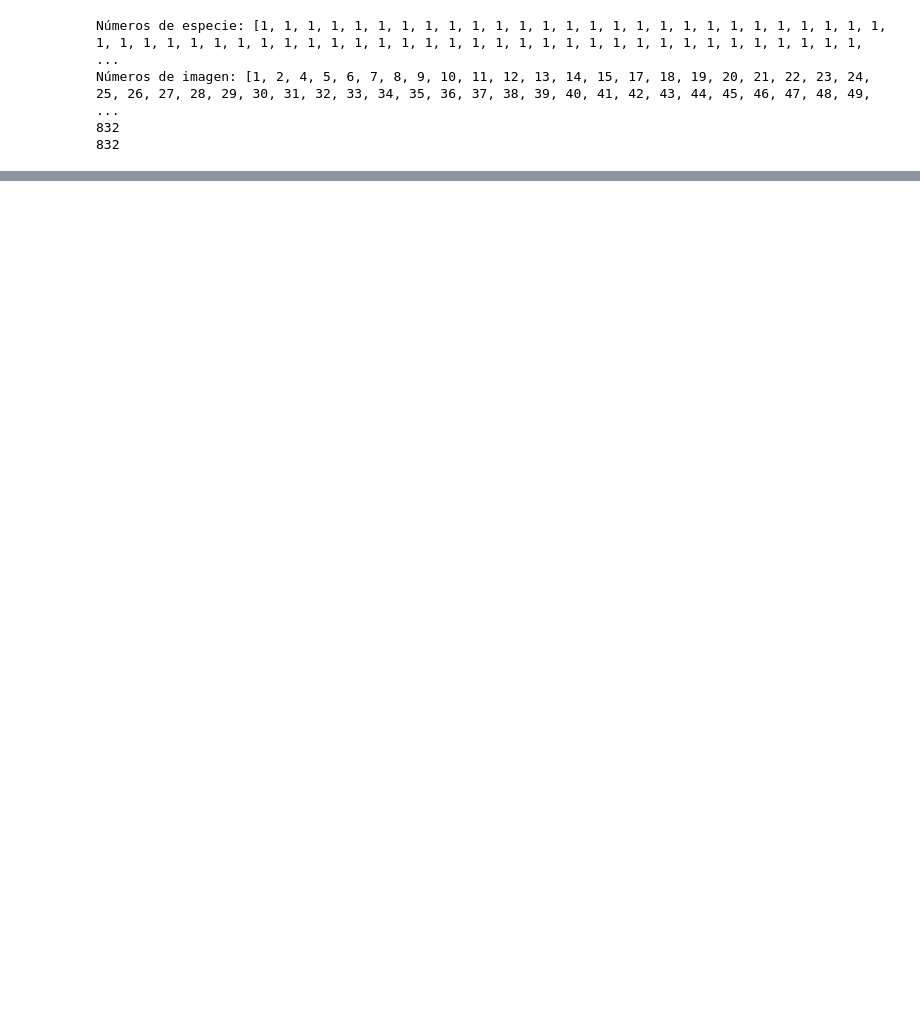
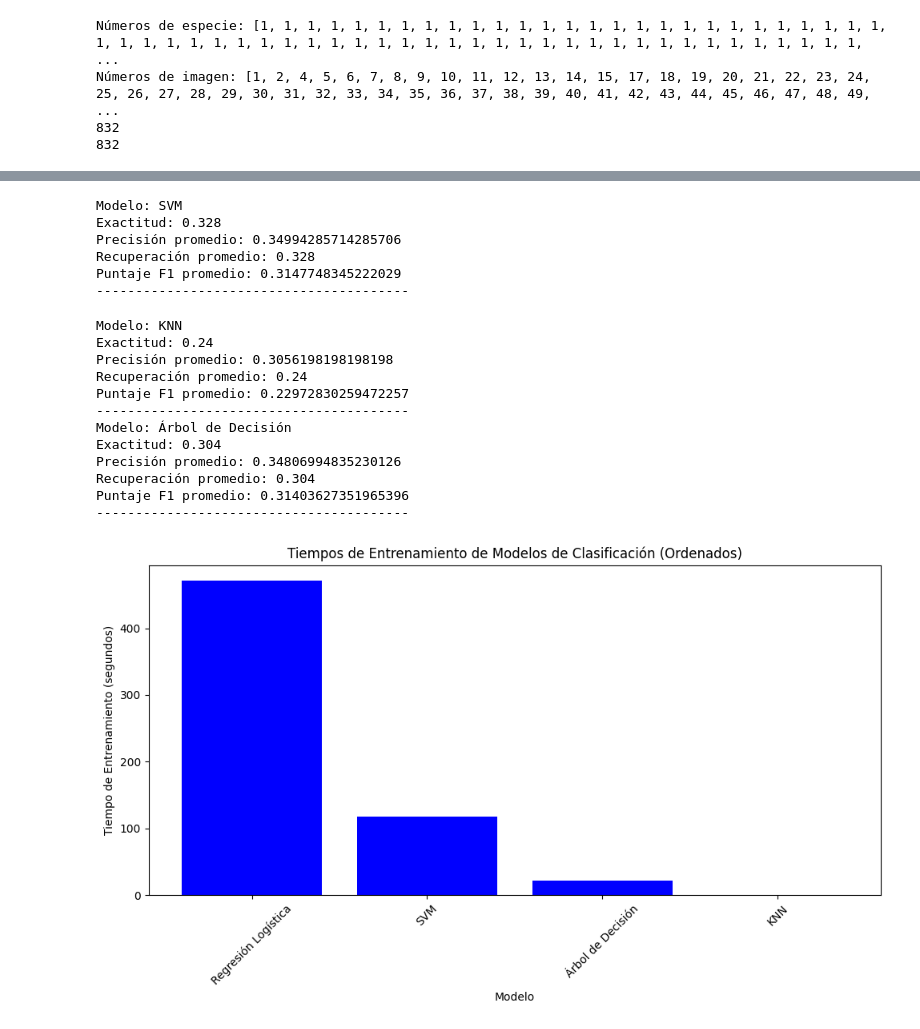
Before and after one commit to IsaacVera10/MachineLearning_Project1, a Jupyter notebook: main.ipynb, the cells around one changed output, grey strips where cells are left out. Saved outputs shown, nothing was run; the diff lists cells and outputs as text; code cells hidden in the pictures; blank space fills up the shorter version.

```diff
--- a/main.ipynb
+++ b/main.ipynb
@@ -168,0 +78,59 @@ Precisión de Árboles de decisión: 0.168
+# %%
+################################################
+tiempo_entrenamiento = {}  # Diccionario para almacenar los tiempos de entrenamiento
+import matplotlib.pyplot as plt
+import time
+from sklearn.model_selection import train_test_split
+
+tiemp= {}
+# Aleatorización inicial de los datos originales
+random.seed(42)  # Establece una semilla para la aleatorización (ajusta según sea necesario)
+shuffled_indices = list(range(len(vector_X)))
+random.shuffle(shuffled_indices)
+
+# Aplicar la aleatorización a vector_X y vector_y
+vector_X = vector_X[shuffled_indices]
+vector_y = vector_y[shuffled_indices]
+
+# División de datos en entrenamiento, validación y prueba
+X_train, X_rest, y_train, y_rest = train_test_split(vector_X, vector_y, test_size=0.3, random_state=42)
+X_valid, X_test, y_valid, y_test = train_test_split(X_rest, y_rest, test_size=0.5, random_state=42)
+
+models = {
+    "Regresión Logística": LogisticRegression(max_iter=1000, solver='sag'),
+    "SVM": SVC(),
+    "KNN": KNeighborsClassifier(),
+    "Árbol de Decisión": DecisionTreeClassifier()
+}
+
+for model_name, model in models.items():
+    inicio = time.time()
+    model.fit(X_train, y_train)
+    final = time.time()
+    tiempo_entrenamiento[model_name] = final - inicio  # Almacenar el tiempo de entrenamiento
+    y_pred = model.predict(X_test)
+
+    accuracy = accuracy_score(y_test, y_pred)
+    precision = precision_score(y_test, y_pred, average='weighted')
+    recall = recall_score(y_test, y_pred, average='weighted')
+    f1 = f1_score(y_test, y_pred, average='weighted')
+
+    print(f"Modelo: {model_name}")
+    print(f"Exactitud: {accuracy}")
+    print(f"Precisión promedio: {precision}")
+    print(f"Recuperación promedio: {recall}")
+    print(f"Puntaje F1 promedio: {f1}")
+    print("----------------------------------------")
+
+# Crear gráfico de tiempos de entrenamiento ordenados
+sorted_tiempo_entrenamiento = dict(sorted(tiempo_entrenamiento.items(), key=lambda x: x[1], reverse=True))
+
+plt.figure(figsize=(10, 6))
+plt.bar(sorted_tiempo_entrenamiento.keys(), sorted_tiempo_entrenamiento.values(), color='blue')
+plt.xlabel('Modelo')
+plt.ylabel('Tiempo de Entrenamiento (segundos)')
+plt.title('Tiempos de Entrenamiento de Modelos de Clasificación (Ordenados)')
+plt.xticks(rotation=45)
+plt.tight_layout()
+plt.show()
+# %% [output]
@@ -169,2 +143,21 @@ Precisión de Árboles de decisión: 0.168
+Modelo: SVM
+Exactitud: 0.328
+Precisión promedio: 0.34994285714285706
+Recuperación promedio: 0.328
+Puntaje F1 promedio: 0.3147748345222029
+----------------------------------------
+Modelo: KNN
+Exactitud: 0.24
+Precisión promedio: 0.3056198198198198
+Recuperación promedio: 0.24
+Puntaje F1 promedio: 0.22972830259472257
+----------------------------------------
+Modelo: Árbol de Decisión
+Exactitud: 0.304
+Precisión promedio: 0.34806994835230126
+Recuperación promedio: 0.304
+Puntaje F1 promedio: 0.31403627351965396
+----------------------------------------
+[figure, added]
 # %%
 
```
Also changed, not shown: parts of 5 cells of this notebook.
